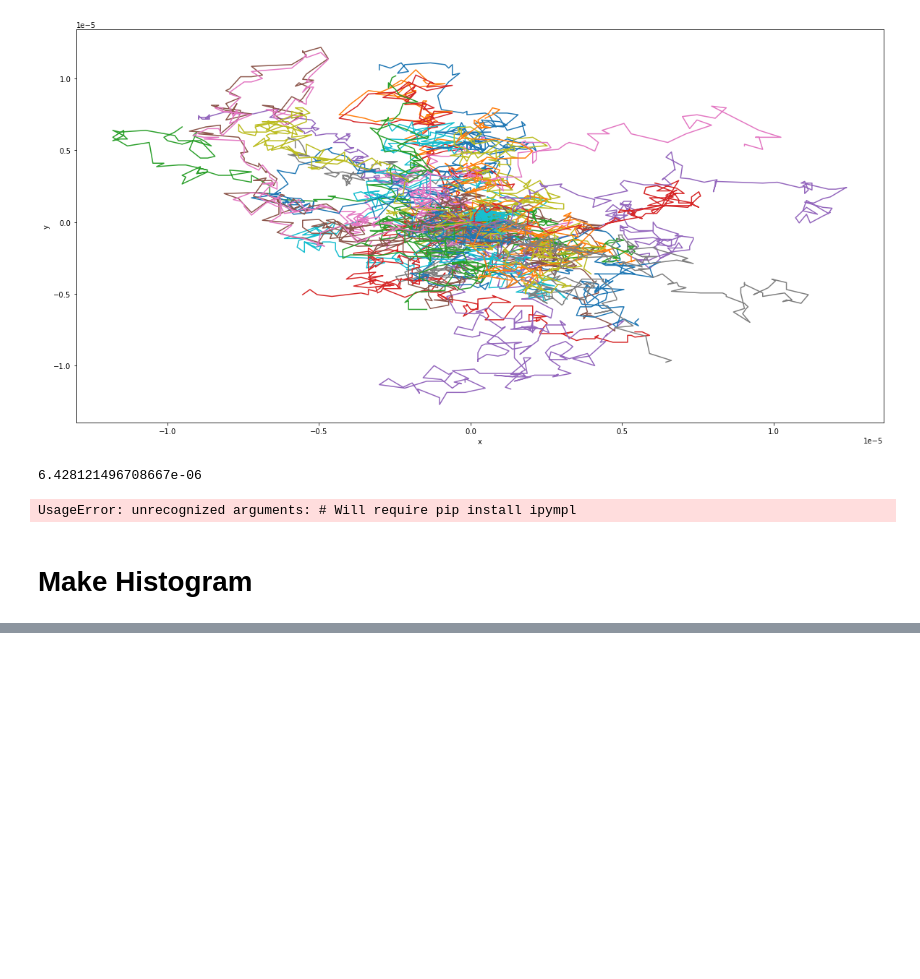
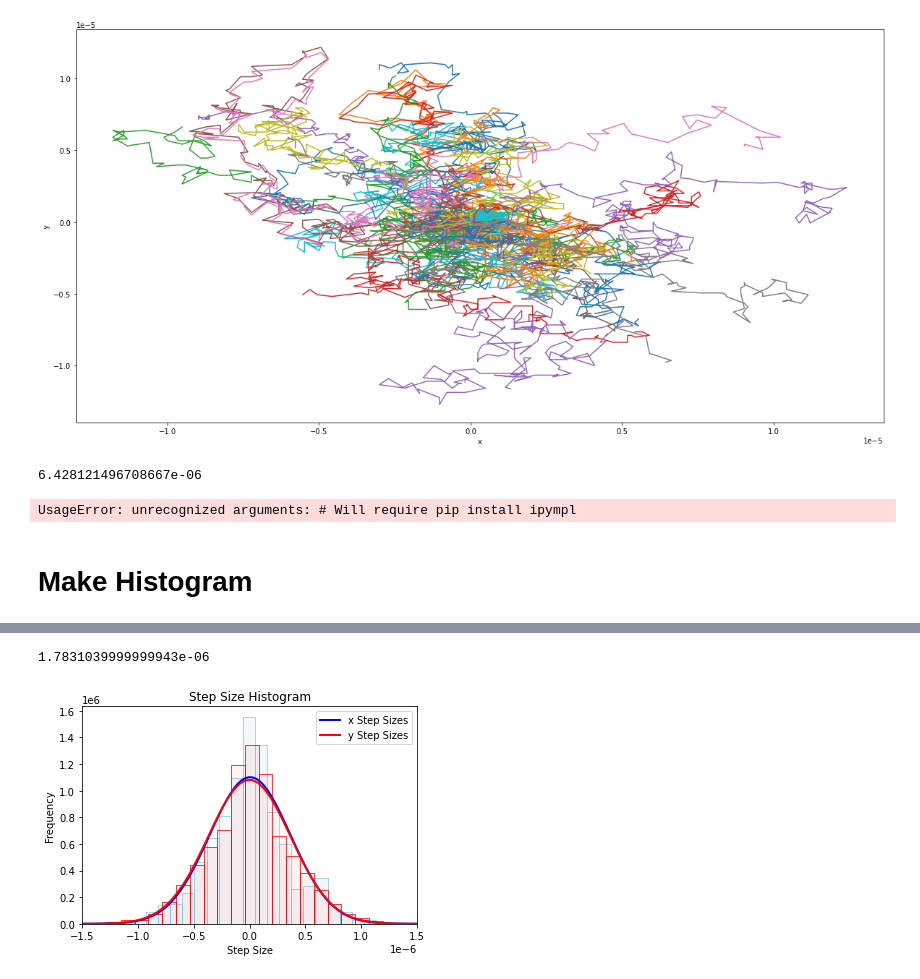
Before and after one commit to QiLinXue/thermal-motion, a Jupyter notebook: plot.ipynb, the cells around one changed output, grey strips where cells are left out. Drawn from its saved outputs; the diff is of its cells as text; code cells hidden in the pictures; blank space fills up the shorter version.

Commit message:
dist for step-sizes independent x and y

```diff
--- a/plot.ipynb
+++ b/plot.ipynb
@@ -241,3 +262,40 @@ fig.savefig('stepsize-hist.png')
+# %%
+from scipy.stats import norm
+# Histogram of x and y step sizes
+fig = plt.figure()
+ax = plt.axes()
+
+mu_x, std_x = norm.fit(step_sizes_x)
+mu_y, std_y = norm.fit(step_sizes_y)
+
+# plt.hist(step_sizes, bins=25)
+sns.histplot(data=step_sizes_x, stat='density', color=None, edgecolor="skyblue", alpha=0.05, bins=40)
+
+x0, x1 = ax.get_xlim()  # extract the endpoints for the x-axis
+x_pdf = np.linspace(-1.5e-6, x1, 100)
+y_pdf = norm.pdf(x_pdf, mu_x, std_x)
+ax.plot(x_pdf, y_pdf, 'b', lw=2, label='pdf')
+
+sns.histplot(data=step_sizes_y, stat='density', color="red", edgecolor="red", alpha=0.05, bins=40)
+x0, x1 = ax.get_xlim()  # extract the endpoints for the x-axis
+x_pdf = np.linspace(x0, x1, 100)
+y_pdf = norm.pdf(x_pdf, mu_y, std_y)
+ax.plot(x_pdf, y_pdf, 'r', lw=2, label='pdf')
+
+ax.legend()
+
+plt.xlabel("Step Size")
+plt.xlim((-1.5e-6, 1.5e-6))
+plt.ylabel("Frequency")
+plt.title("Step Size Histogram")
+plt.legend(labels=['x Step Sizes', 'y Step Sizes'])
+
+plt.show()
+
+fig.savefig('stepsize-hist.png')
+# %% [output]
+1.7831039999999943e-06
+[figure, added]
 # %%
 # Get frequency of each step size with bin=25
 step_sizes_hist = np.histogram(step_sizes, bins=40)
```
Also changed, not shown: parts of 14 cells of this notebook, 1 other file.
